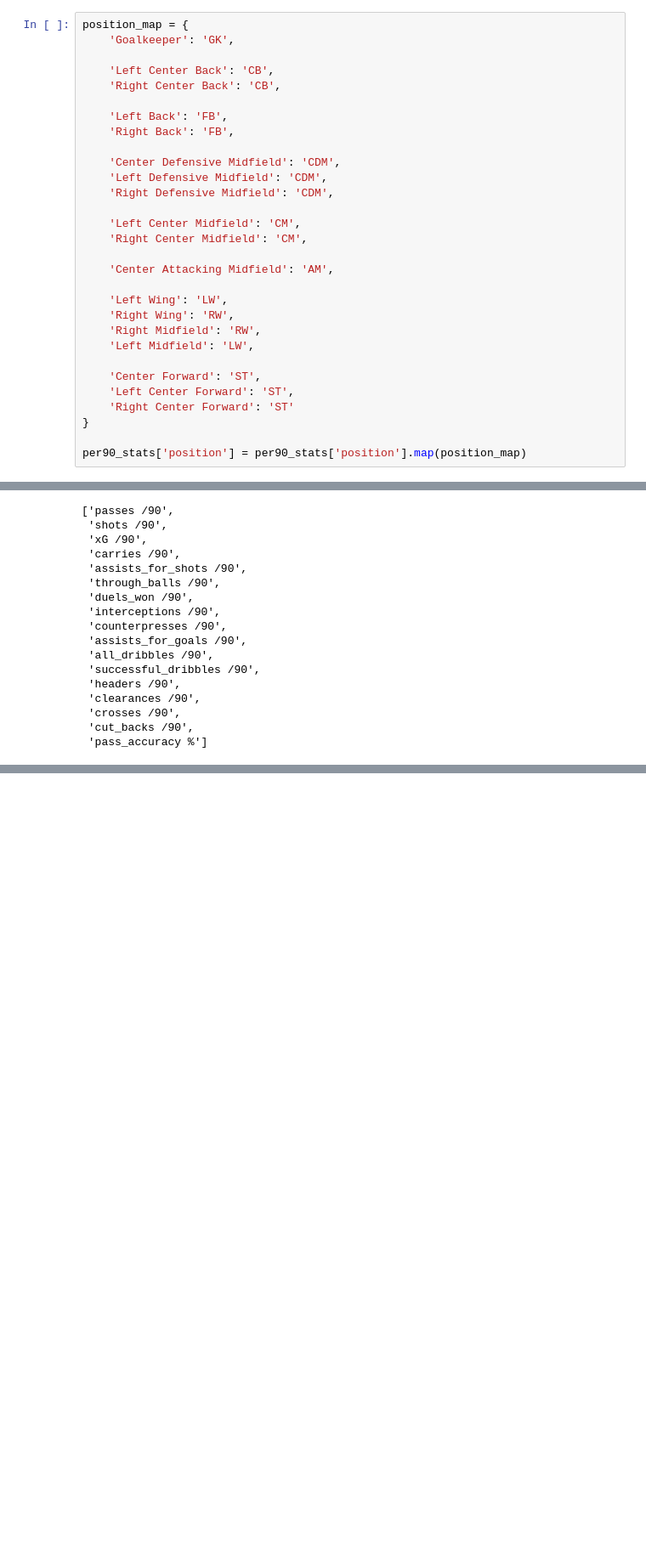
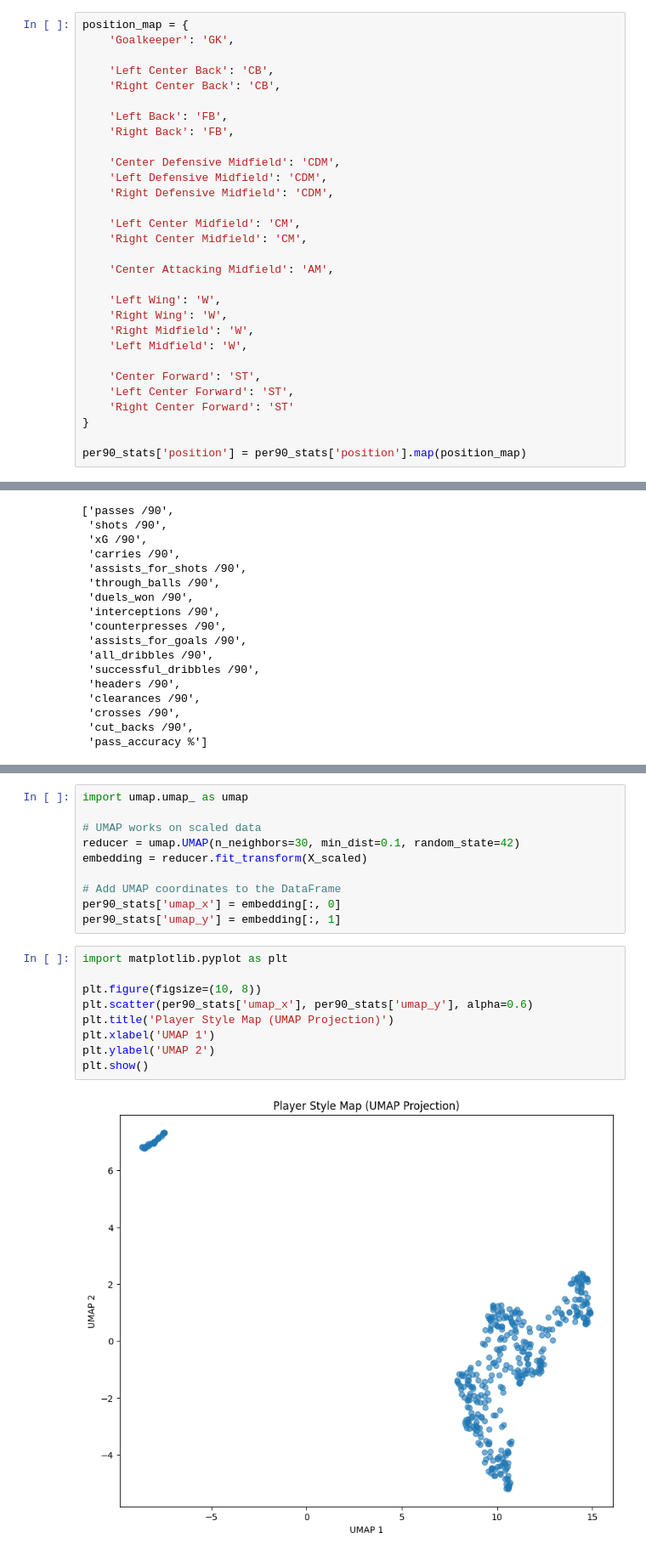
Before and after one commit to levokond/clustering-players-profiles, a Jupyter notebook: sb_data_importing.ipynb, the cells around one changed output, grey strips where cells are left out. Shown: that part at 85% size. Cells and saved outputs as stored; diff of their text form; blank space fills up the shorter version.

Commit message:
added umap + gmm

```diff
--- a/sb_data_importing.ipynb
+++ b/sb_data_importing.ipynb
@@ -308,10 +308,10 @@ position_map = {
 
     'Center Attacking Midfield': 'AM',
 
-    'Left Wing': 'LW',
-    'Right Wing': 'RW',
-    'Right Midfield': 'RW',
-    'Left Midfield': 'LW',
+    'Left Wing': 'W',
+    'Right Wing': 'W',
+    'Right Midfield': 'W',
+    'Left Midfield': 'W',
 
     'Center Forward': 'ST',
     'Left Center Forward': 'ST',
@@ -365,0 +388,21 @@ features
+# %%
+import umap.umap_ as umap
+
+# UMAP works on scaled data
+reducer = umap.UMAP(n_neighbors=30, min_dist=0.1, random_state=42)
+embedding = reducer.fit_transform(X_scaled)
+
+# Add UMAP coordinates to the DataFrame
+per90_stats['umap_x'] = embedding[:, 0]
+per90_stats['umap_y'] = embedding[:, 1]
+# %%
+import matplotlib.pyplot as plt
+
+plt.figure(figsize=(10, 8))
+plt.scatter(per90_stats['umap_x'], per90_stats['umap_y'], alpha=0.6)
+plt.title('Player Style Map (UMAP Projection)')
+plt.xlabel('UMAP 1')
+plt.ylabel('UMAP 2')
+plt.show()
+# %% [output]
+[figure, added]
```
Also changed, not shown: parts of 6 cells of this notebook.
